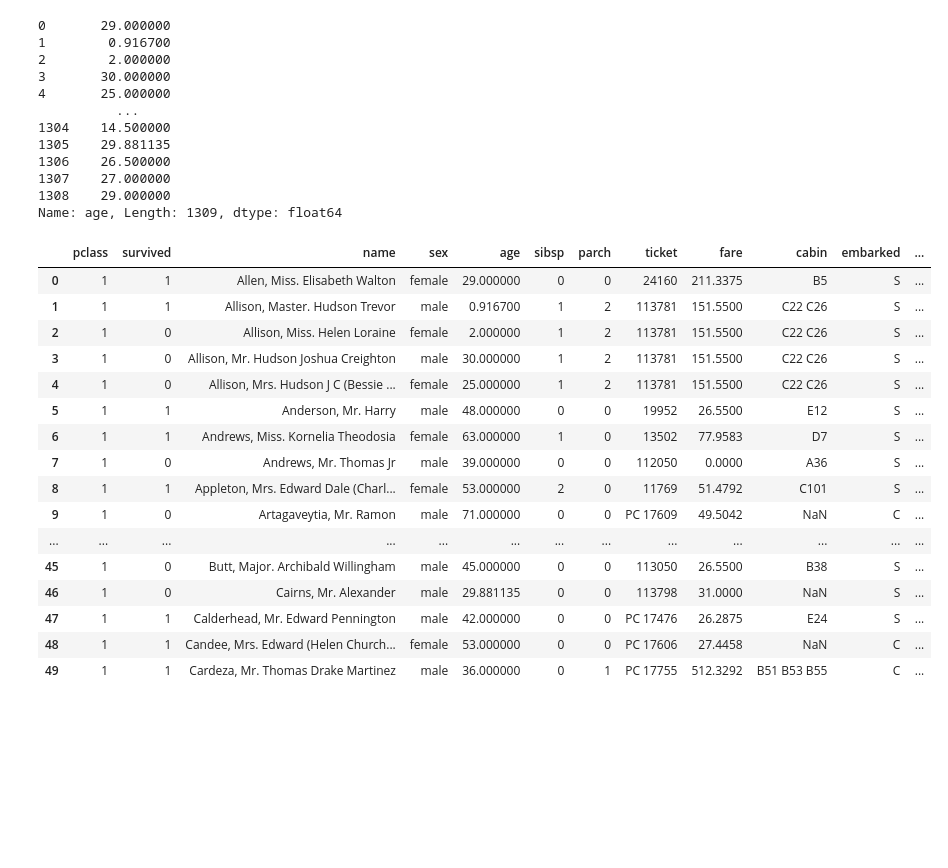
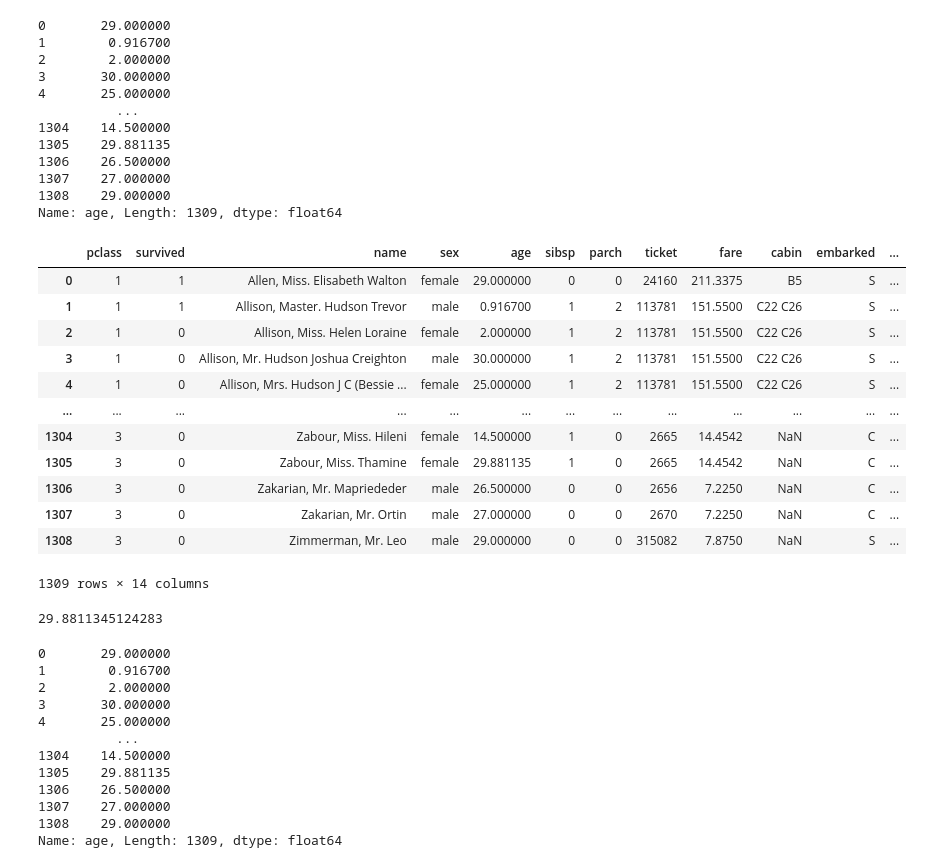
Before and after one commit to jobcito/python-ml-course, a Jupyter notebook: notebooks/T1 - 2 - Data Cleaning - Análisis Preliminar de los Datos - JOB.ipynb, the cells around one changed output. Saved outputs shown, nothing was run; the diff lists cells and outputs as text; code cells hidden in the pictures; blank space fills up the shorter version.

```diff
--- a/notebooks/T1 - 2 - Data Cleaning - Análisis Preliminar de los Datos - JOB.ipynb
+++ b/notebooks/T1 - 2 - Data Cleaning - Análisis Preliminar de los Datos - JOB.ipynb
@@ -215,22 +215,37 @@ Name: age, Length: 1309, dtype: float64
 # %%
 data5["age"] = data5["age"].fillna(data["age"].mean())
 # %%
-data5.head(50)
+data5
 # %% [output]
 |  | pclass | survived | name | sex | age | sibsp | parch | ticket | fare | cabin | embarked | ... |
 | 0 | 1 | 1 | Allen, Miss. Elisabeth Walton | female | 29.000000 | 0 | 0 | 24160 | 211.3375 | B5 | S | ... |
 | 1 | 1 | 1 | Allison, Master. Hudson Trevor | male | 0.916700 | 1 | 2 | 113781 | 151.5500 | C22 C26 | S | ... |
 | 2 | 1 | 0 | Allison, Miss. Helen Loraine | female | 2.000000 | 1 | 2 | 113781 | 151.5500 | C22 C26 | S | ... |
 | 3 | 1 | 0 | Allison, Mr. Hudson Joshua Creighton | male | 30.000000 | 1 | 2 | 113781 | 151.5500 | C22 C26 | S | ... |
 | 4 | 1 | 0 | Allison, Mrs. Hudson J C (Bessie ... | female | 25.000000 | 1 | 2 | 113781 | 151.5500 | C22 C26 | S | ... |
-| 5 | 1 | 1 | Anderson, Mr. Harry | male | 48.000000 | 0 | 0 | 19952 | 26.5500 | E12 | S | ... |
-| 6 | 1 | 1 | Andrews, Miss. Kornelia Theodosia | female | 63.000000 | 1 | 0 | 13502 | 77.9583 | D7 | S | ... |
-| 7 | 1 | 0 | Andrews, Mr. Thomas Jr | male | 39.000000 | 0 | 0 | 112050 | 0.0000 | A36 | S | ... |
-| 8 | 1 | 1 | Appleton, Mrs. Edward Dale (Charl... | female | 53.000000 | 2 | 0 | 11769 | 51.4792 | C101 | S | ... |
-| 9 | 1 | 0 | Artagaveytia, Mr. Ramon | male | 71.000000 | 0 | 0 | PC 17609 | 49.5042 | NaN | C | ... |
 | ... | ... | ... | ... | ... | ... | ... | ... | ... | ... | ... | ... | ... |
-| 45 | 1 | 0 | Butt, Major. Archibald Willingham | male | 45.000000 | 0 | 0 | 113050 | 26.5500 | B38 | S | ... |
-| 46 | 1 | 0 | Cairns, Mr. Alexander | male | 29.881135 | 0 | 0 | 113798 | 31.0000 | NaN | S | ... |
-| 47 | 1 | 1 | Calderhead, Mr. Edward Pennington | male | 42.000000 | 0 | 0 | PC 17476 | 26.2875 | E24 | S | ... |
-| 48 | 1 | 1 | Candee, Mrs. Edward (Helen Church... | female | 53.000000 | 0 | 0 | PC 17606 | 27.4458 | NaN | C | ... |
-| 49 | 1 | 1 | Cardeza, Mr. Thomas Drake Martinez | male | 36.000000 | 0 | 1 | PC 17755 | 512.3292 | B51 B53 B55 | C | ... |
+| 1304 | 3 | 0 | Zabour, Miss. Hileni | female | 14.500000 | 1 | 0 | 2665 | 14.4542 | NaN | C | ... |
+| 1305 | 3 | 0 | Zabour, Miss. Thamine | female | 29.881135 | 1 | 0 | 2665 | 14.4542 | NaN | C | ... |
+| 1306 | 3 | 0 | Zakarian, Mr. Mapriededer | male | 26.500000 | 0 | 0 | 2656 | 7.2250 | NaN | C | ... |
+| 1307 | 3 | 0 | Zakarian, Mr. Ortin | male | 27.000000 | 0 | 0 | 2670 | 7.2250 | NaN | C | ... |
+| 1308 | 3 | 0 | Zimmerman, Mr. Leo | male | 29.000000 | 0 | 0 | 315082 | 7.8750 | NaN | S | ... |
+1309 rows × 14 columns
+# %%
+data5["age"][1291]
+# %% [output]
+29.8811345124283
+# %%
+data5["age"].fillna(method="ffill")
+# %% [output]
+0       29.000000
+1        0.916700
+2        2.000000
+3       30.000000
+4       25.000000
+          ...
+1304    14.500000
+1305    29.881135
+1306    26.500000
+1307    27.000000
+1308    29.000000
+Name: age, Length: 1309, dtype: float64
```
Also changed, not shown: parts of 10 cells of this notebook, 1 other file.
